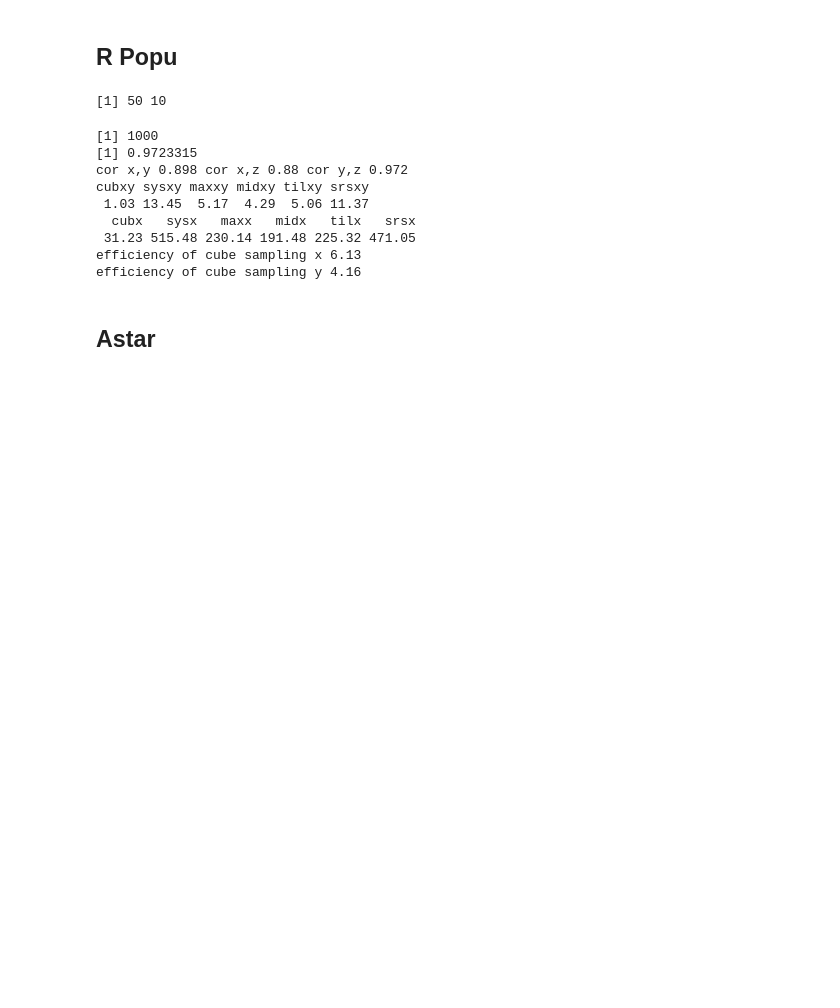
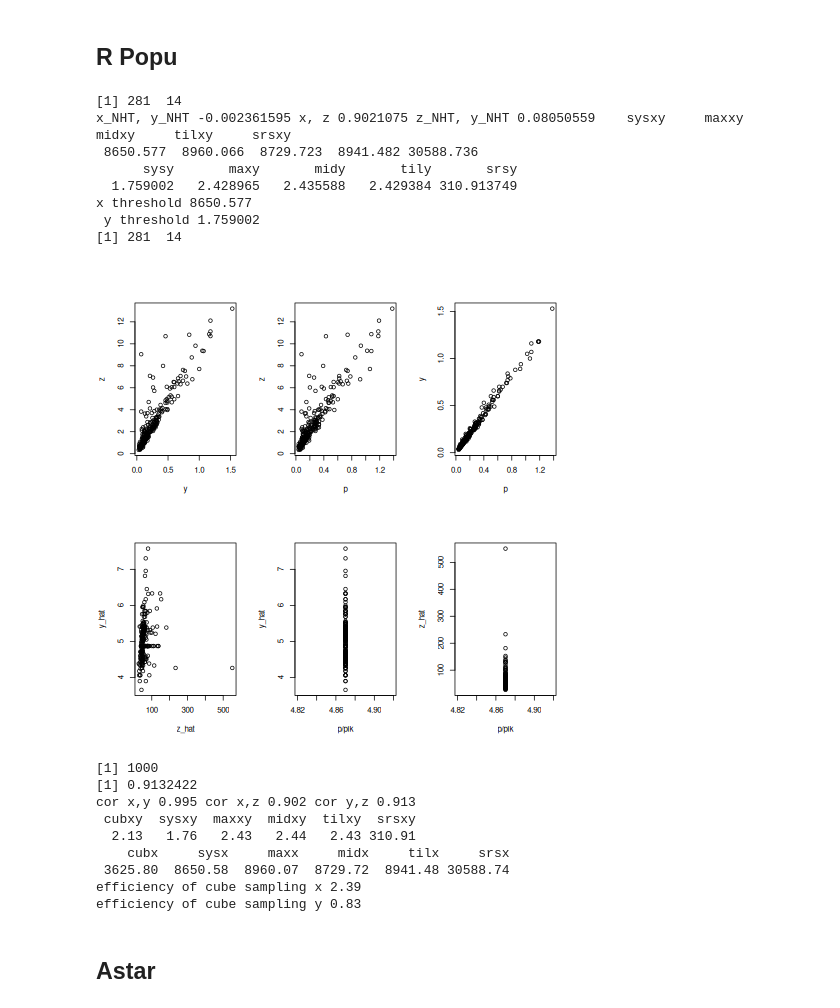
Before and after one commit to mehdimhb/geometric-sampling, a Jupyter notebook: Bardia GFS/A_Star_Optimal_GFS_3.ipynb, the cells around one changed output. Cells and saved outputs as stored; diff of their text form; code cells hidden in the pictures; blank space fills up the shorter version.

```diff
--- a/Bardia GFS/A_Star_Optimal_GFS_3.ipynb
+++ b/Bardia GFS/A_Star_Optimal_GFS_3.ipynb
@@ -276,9 +276,11 @@ R[write to console]:  library ‘/usr/local/lib/R/site-library’ contains no pa
 ####################
 library(sampling)
 
+swiss_big = 0
+swed = 1
+swiss_small =0
 
-
-if (swiss == 1){
+if (swiss_big == 1){
 # Swiss
 data(swissmunicipalities)
 y2 = swissmunicipalities$Airbat
@@ -298,12 +300,30 @@ y <- y2; z <- x2; p <- h2
 }
 
 
+if (swiss_small == 1){
+# Swiss
+print(cor(swiss))
+x1 = -swiss$Education
+y1 = -swiss$Examination
+h1 = swiss$Agriculture
+N = length(y1)
+n_percent = .05
+n = round(n_percent * N)
+n = 5
+
+
+#1 Great
+y <- y1; z <- x1; p <- h1
+
+}
+
+
 if (swed == 1){
 #MU284 Sweden
 data(MU284)
 MU284 = MU284[MU284$P85<200,]
-set.seed(121)
-MU284 = MU284[sample(length(MU284[,1]), 50),]
+#set.seed(121)
+MU284 = MU284[sample(length(MU284[,1])),]
 y5 = MU284$RMT85
 x5 = MU284$P85/100
 g5 = MU284$P75/100
@@ -324,13 +344,15 @@ REG = MU284$REG
 N = length(REV84)
 n_percent = .05
 n = round(n_percent * N)
-n = 10
+n = 14
 r <- runif(N, .1, .8)
 e <- rep (1, N)
 
 #1 Great
 y <- P85; z <- REV84; p <- P75
-y <- P85; z <- ME84; p <- S82
+#y <- P85; z <- ME84; p <- S82 #it is okay for n=5
+#y <- P85; z <- REV84; p <- S82
+
 # y <- P85; z <- ME84; p <- REG
 #y <- P85; z <- ME84; p <- e
 }
@@ -349,7 +371,6 @@ pik[pik>1] = 1
 pik[pik==0] = 1e-4
 
 print(c(N, n))
-
 ##########################
 ### Variance of Rivals ###
 ##########################
@@ -391,7 +412,7 @@ threshold_y = min(var_y[var_y>0])
 #################################
 ############ Plots and Prints ###
 #################################
-if(1==0){
+if(1==1){
   par(mfrow=c(2,3))
   plot(y, z)
   plot(p, z)
@@ -401,34 +422,42 @@ if(1==0){
   plot(p/pik, y_hat)
 
   plot(p/pik, z_hat)
   par(mfrow=c(2,3))
 #cat('x,y', cor(x,y), '\n x,z', cor(z, x), '\n y,z', cor(z, y), "\n")
 plot(y, z)
 plot(p,z)
 plot(p,y)
 
 plot(z_hat,y_hat)
 plot(p/pik,y_hat)
 
 plot(p/pik,z_hat)
 
 
   cat("x_NHT, y_NHT", cor(p/pik,y/pik), "x, z", cor(p,z), "z_NHT, y_NHT", cor(z/pik,y/pik))
 
 z_hat = z/pik
 print(var_x)
 print(var_y)
 cat("x threshold", threshold_x, "\n", "y threshold", threshold_y, "\n")
 
 
 #cat("x_NHT, y_NHT", cor(p/pik,y/pik), "x, z", cor(x,z), "z_NHT, y_NHT", cor(z/pik,y/pik))
 Final_result = cbind(y,z, y_hat, z_hat, pik, abs((y_hat- z_hat)/y_hat))
 
 print(c(N,n))
 
 }
 # %% [output]
-[1] 50 10
+[1] 281  14
+x_NHT, y_NHT -0.002361595 x, z 0.9021075 z_NHT, y_NHT 0.08050559    sysxy     maxxy     midxy     tilxy     srsxy
+ 8650.577  8960.066  8729.723  8941.482 30588.736
+      sysy       maxy       midy       tily       srsy
+  1.759002   2.428965   2.435588   2.429384 310.913749
+x threshold 8650.577
+ y threshold 1.759002
+[1] 281  14
+[figure, added]
 # %%
 %%R
 M = 1000
@@ -462,14 +491,14 @@ cat('efficiency of cube sampling x', round(min(var_x_0[-1])/var_x_0['cubx'], 2),
 cat('efficiency of cube sampling y', round(min(var_y_0[-1])/var_y_0['cubxy'], 2), '\n')
 # %% [output]
 [1] 1000
-[1] 0.9723315
-cor x,y 0.898 cor x,z 0.88 cor y,z 0.972
-cubxy sysxy maxxy midxy tilxy srsxy
- 1.03 13.45  5.17  4.29  5.06 11.37
-  cubx   sysx   maxx   midx   tilx   srsx
- 31.23 515.48 230.14 191.48 225.32 471.05
-efficiency of cube sampling x 6.13
-efficiency of cube sampling y 4.16
+[1] 0.9132422
+cor x,y 0.995 cor x,z 0.902 cor y,z 0.913
+ cubxy  sysxy  maxxy  midxy  tilxy  srsxy
+  2.13   1.76   2.43   2.44   2.43 310.91
+    cubx     sysx     maxx     midx     tilx     srsx
+ 3625.80  8650.58  8960.07  8729.72  8941.48 30588.74
+efficiency of cube sampling x 2.39
+efficiency of cube sampling y 0.83
 # %% [markdown]
 ## Astar
 # %%
```
Also changed, not shown: parts of 4 cells of this notebook, 1 other file.
